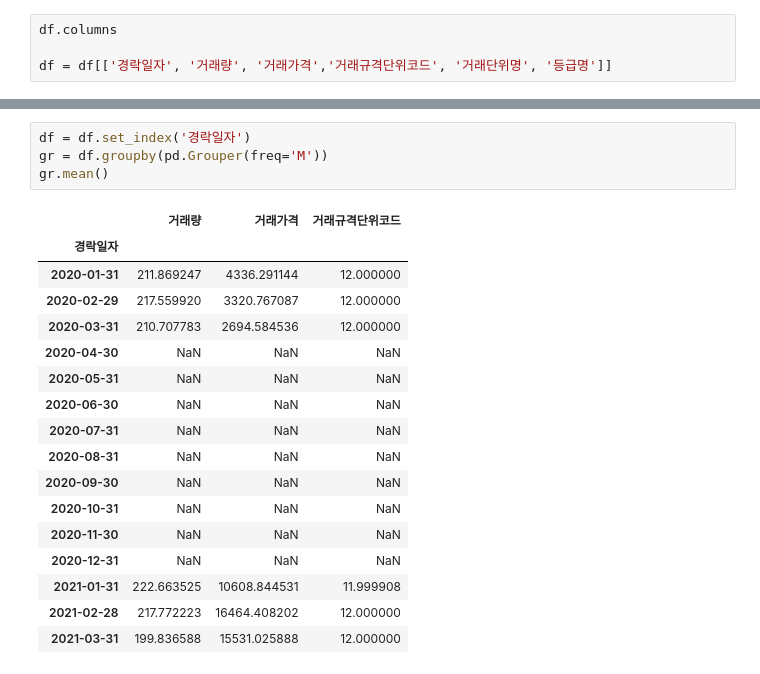
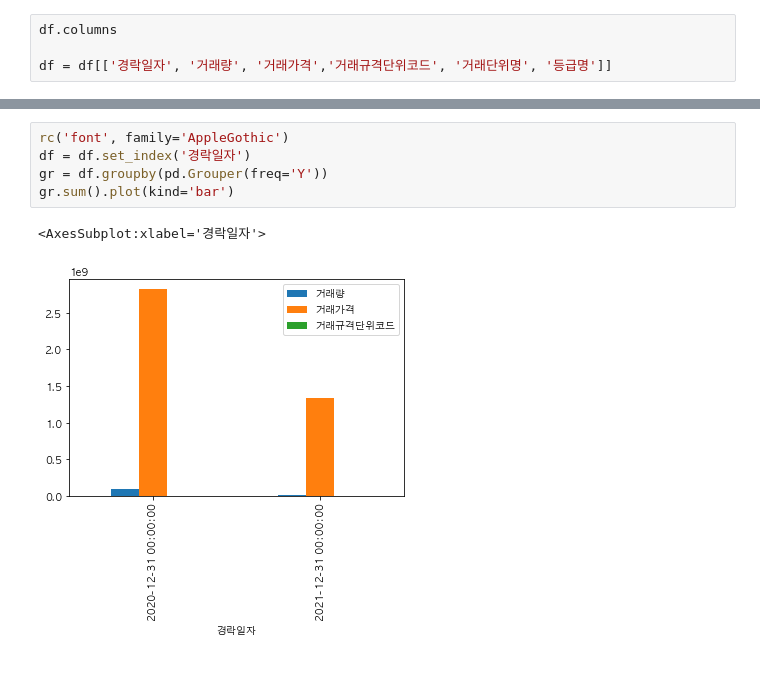
Before and after one commit to Kyeongrok/naver_shopping_ml_model, a Jupyter notebook: public_data/get_auction_prices.ipynb, the cells around one changed output, grey strips where cells are left out. Saved outputs shown, nothing was run; the diff lists cells and outputs as text.

Commit message:
plot chart

```diff
--- a/public_data/get_auction_prices.ipynb
+++ b/public_data/get_auction_prices.ipynb
@@ -62,22 +65,8 @@ df
 # %%
+rc('font', family='AppleGothic')
 df = df.set_index('경락일자')
-gr = df.groupby(pd.Grouper(freq='M'))
-gr.mean()
+gr = df.groupby(pd.Grouper(freq='Y'))
+gr.sum().plot(kind='bar')
 # %% [output]
-|  | 거래량 | 거래가격 | 거래규격단위코드 |
-| 경락일자 |  |  |  |
-| 2020-01-31 | 211.869247 | 4336.291144 | 12.000000 |
-| 2020-02-29 | 217.559920 | 3320.767087 | 12.000000 |
-| 2020-03-31 | 210.707783 | 2694.584536 | 12.000000 |
-| 2020-04-30 | NaN | NaN | NaN |
-| 2020-05-31 | NaN | NaN | NaN |
-| 2020-06-30 | NaN | NaN | NaN |
-| 2020-07-31 | NaN | NaN | NaN |
-| 2020-08-31 | NaN | NaN | NaN |
-| 2020-09-30 | NaN | NaN | NaN |
-| 2020-10-31 | NaN | NaN | NaN |
-| 2020-11-30 | NaN | NaN | NaN |
-| 2020-12-31 | NaN | NaN | NaN |
-| 2021-01-31 | 222.663525 | 10608.844531 | 11.999908 |
-| 2021-02-28 | 217.772223 | 16464.408202 | 12.000000 |
-| 2021-03-31 | 199.836588 | 15531.025888 | 12.000000 |
+<AxesSubplot:xlabel='경락일자'>
+[figure, added]
```
Also changed, not shown: parts of 6 cells of this notebook, 3 other files.
